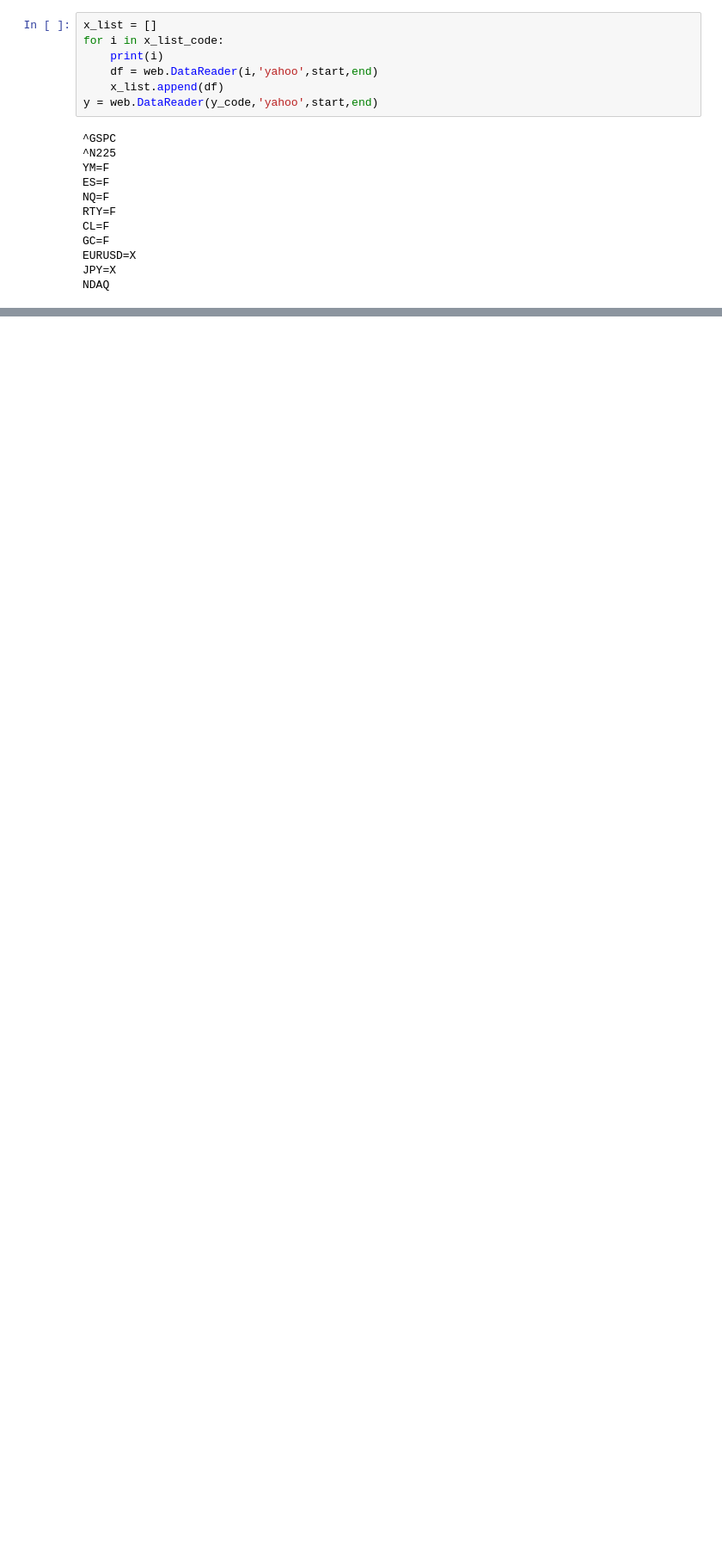
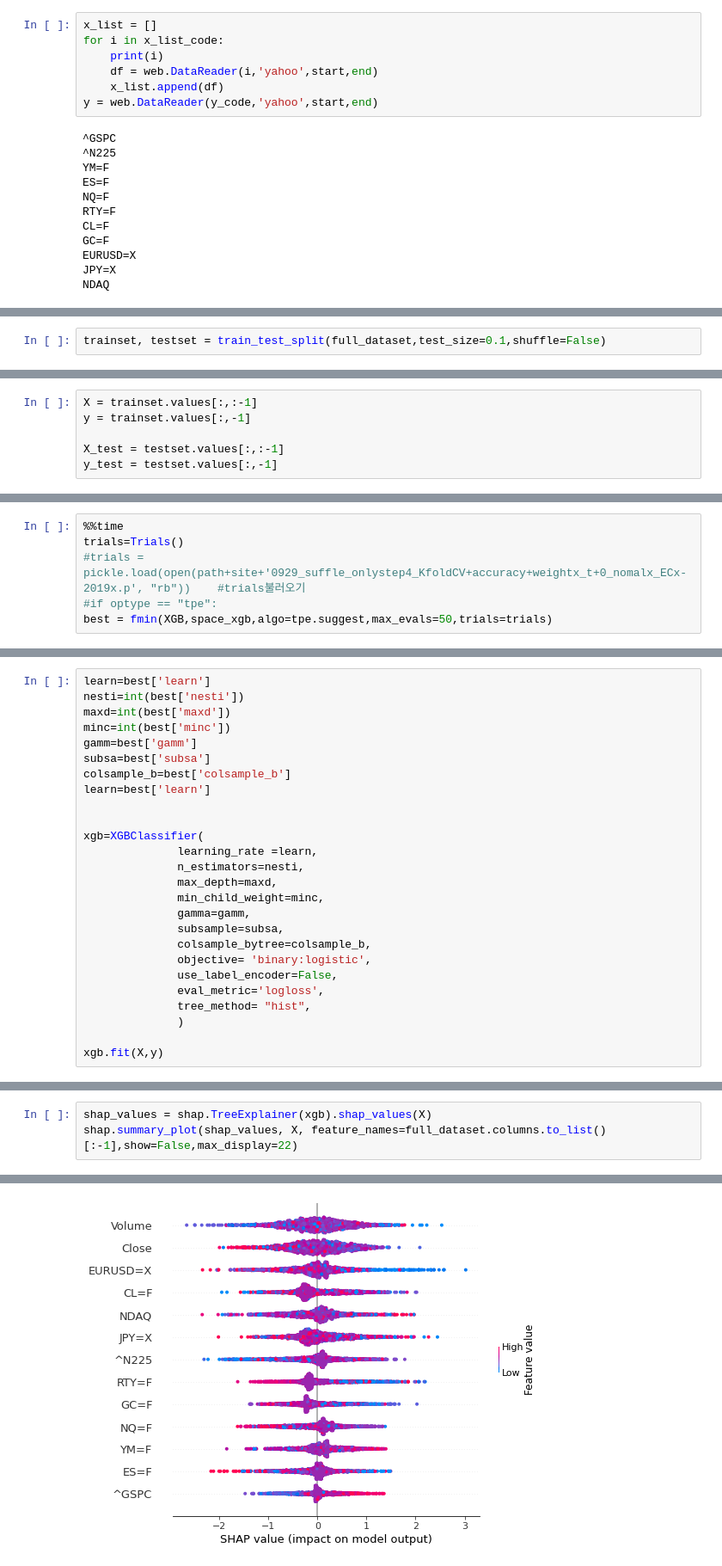
Before and after one commit to ByeonggeonGo/dart_rl_up, a Jupyter notebook: ml_flask_api_server/test.ipynb, the cells around one changed output, grey strips where cells are left out. Shown at 86% size. Cells and saved outputs as stored; diff of their text form; blank space fills up the shorter version.

```diff
--- a/ml_flask_api_server/test.ipynb
+++ b/ml_flask_api_server/test.ipynb
@@ -76,0 +171,2 @@ for i,val in enumerate(x_list):
+# %%
+trainset, testset = train_test_split(full_dataset,test_size=0.1,shuffle=False)
@@ -76,0 +193,6 @@ for i,val in enumerate(x_list):
+# %%
+X = trainset.values[:,:-1]
+y = trainset.values[:,-1]
+
+X_test = testset.values[:,:-1]
+y_test = testset.values[:,-1]
@@ -76,0 +293,6 @@ for i,val in enumerate(x_list):
+# %%
+%%time
+trials=Trials()
+#trials = pickle.load(open(path+site+'0929_suffle_onlystep4_KfoldCV+accuracy+weightx_t+0_nomalx_ECx- 2019x.p', "rb"))    #trials불러오기
+#if optype == "tpe":
+best = fmin(XGB,space_xgb,algo=tpe.suggest,max_evals=50,trials=trials)
@@ -76,0 +301,26 @@ for i,val in enumerate(x_list):
+# %%
+learn=best['learn']
+nesti=int(best['nesti'])
+maxd=int(best['maxd'])
+minc=int(best['minc'])
+gamm=best['gamm']
+subsa=best['subsa']
+colsample_b=best['colsample_b']
+learn=best['learn']
+
+
+xgb=XGBClassifier(
+              learning_rate =learn,
+              n_estimators=nesti,
+              max_depth=maxd,
+              min_child_weight=minc,
+              gamma=gamm,
+              subsample=subsa,
+              colsample_bytree=colsample_b,
+              objective= 'binary:logistic',
+              use_label_encoder=False,
+              eval_metric='logloss',
+              tree_method= "hist",
+              )
+
+xgb.fit(X,y)
@@ -76,0 +382,4 @@ for i,val in enumerate(x_list):
+# %%
+shap_values = shap.TreeExplainer(xgb).shap_values(X)
+shap.summary_plot(shap_values, X, feature_names=full_dataset.columns.to_list()[:-1],show=False,max_display=22)
+# %% [output]
@@ -76,0 +387 @@ for i,val in enumerate(x_list):
+[figure, added]
```
Also changed, not shown: parts of 24 cells of this notebook, 2 other files.
